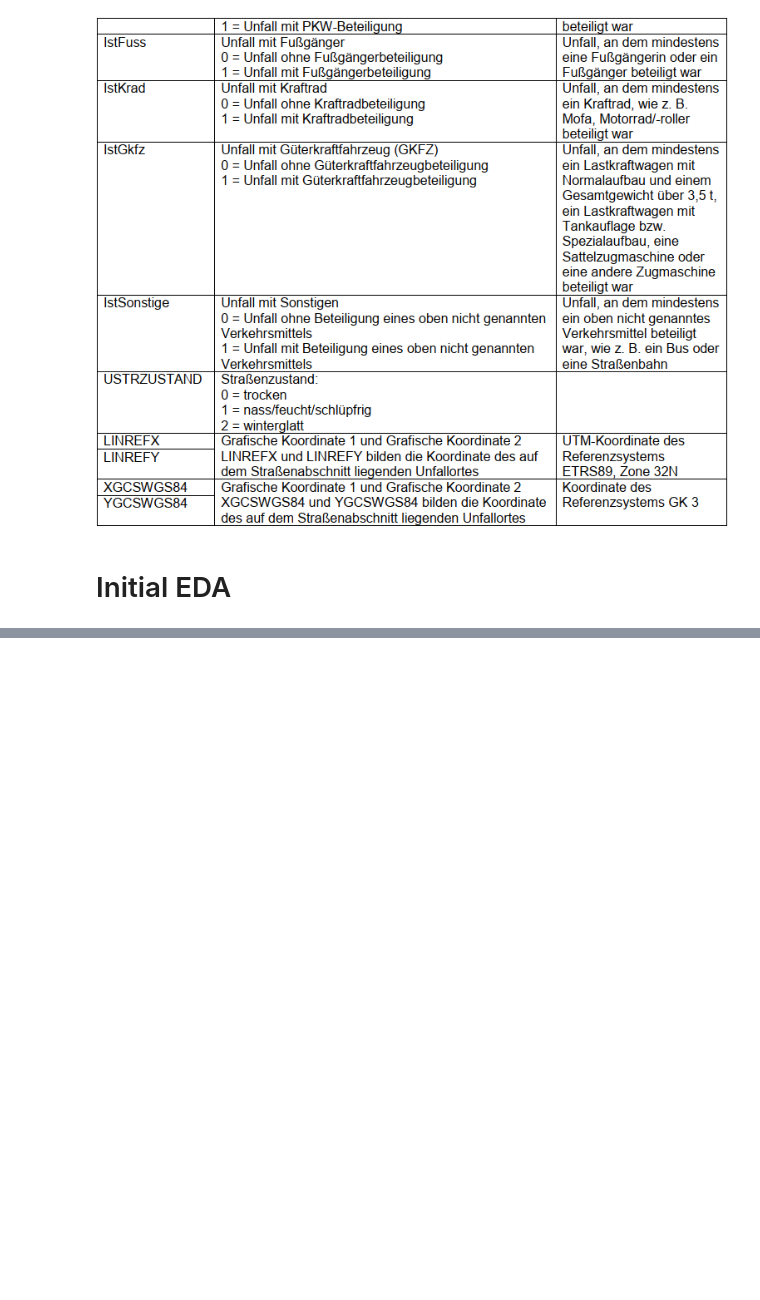
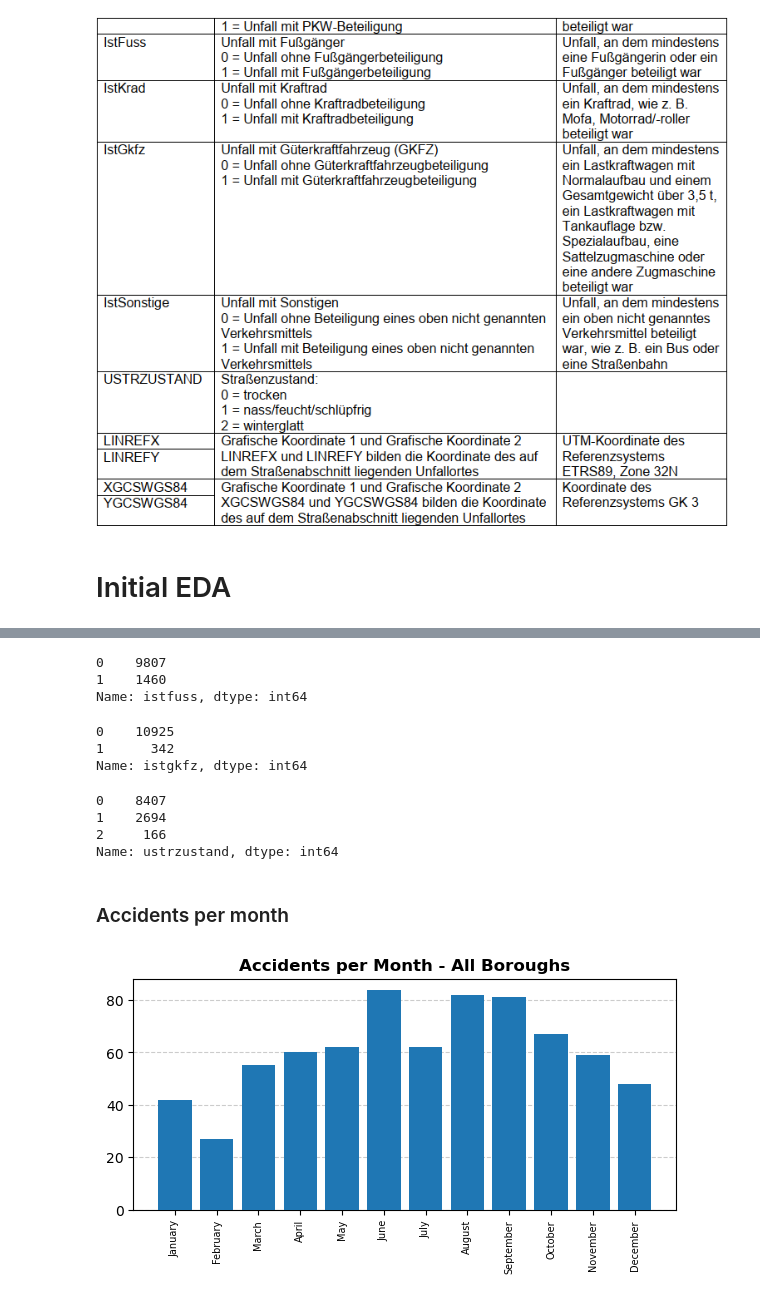
Before and after one commit to pkuestions/DA_Final_Project, a Jupyter notebook: _Berlin/01_EDA_Strassenverkehrsunfaelle.ipynb, the cells around one changed output, grey strips where cells are left out. Cells and saved outputs as stored; diff of their text form; code cells hidden in the pictures; blank space fills up the shorter version.

```diff
--- a/_Berlin/01_EDA_Strassenverkehrsunfaelle.ipynb
+++ b/_Berlin/01_EDA_Strassenverkehrsunfaelle.ipynb
@@ -78,0 +322,52 @@ plt.show()
+# %%
+#0 = Unfall ohne Fußgänger // Accident without pedestrian
+#1 = Unfall mit Fußgänger // Accident with pedestrian
+
+data21["istfuss"].value_counts().sort_index()
+# %% [output]
+0    9807
+1    1460
+Name: istfuss, dtype: int64
+# %%
+#0 = Unfall ohne LKW // Accident without truck
+#1 = Unfall mit LKW // Accident with truck
+
+data21["istgkfz"].value_counts().sort_index()
+# %% [output]
+0    10925
+1      342
+Name: istgkfz, dtype: int64
+# %%
+#0 = trocken // dry
+#1 = nass/feucht/schlüpfrig // wet/damp/slippery
+#2 = winterglatt // winter slipperiness
+
+data21["ustrzustand"].value_counts().sort_index()
+# %% [output]
+0    8407
+1    2694
+2     166
+Name: ustrzustand, dtype: int64
+# %% [markdown]
+### Accidents per month
+# %%
+month_number_list = sorted(list(data21["umonat"].unique()))
+borough_number_list = sorted(list(data21["bez"].unique()))
+accidents_per_month = [len(data21[data21["umonat"]==monat]) for monat in month_number_list]
+#accidents_per_month = list(data21["umonat"].value_counts().sort_index().values)
+
+month_list = ["January", "February", "March", "April", "May", "June",
+              "July", "August", "September", "October", "November", "December"]
+
+borough_list = ["Mitte", "Friedrichshain-Kreuzberg", "Pankow", "Charlottenburg-Wilmersdorf",
+               "Spandau", "Steglitz-Zehlendorf", "Tempelhof-Schöneberg", "Neukölln",
+               "Treptow-Köpenick", "Marzahn-Hellersdorf", "Lichtenberg", "Reinickendorf"]
+# %%
+fig, ax = plt.subplots(figsize=(7,3))
+plt.title("Accidents per Month - All Boroughs", size=12, weight="bold")
+ax.grid(ls="--", color="k", alpha=0.2, axis="y", zorder = 0)
+ax.bar(month_number_list, accidents_per_month, zorder = 3)
+ax.set_xticks(month_number_list, month_list, rotation = 90, size=7)
+plt.show()
+# %% [output]
+[figure, added]
```
Also changed, not shown: parts of 26 cells of this notebook, 2 other files.
